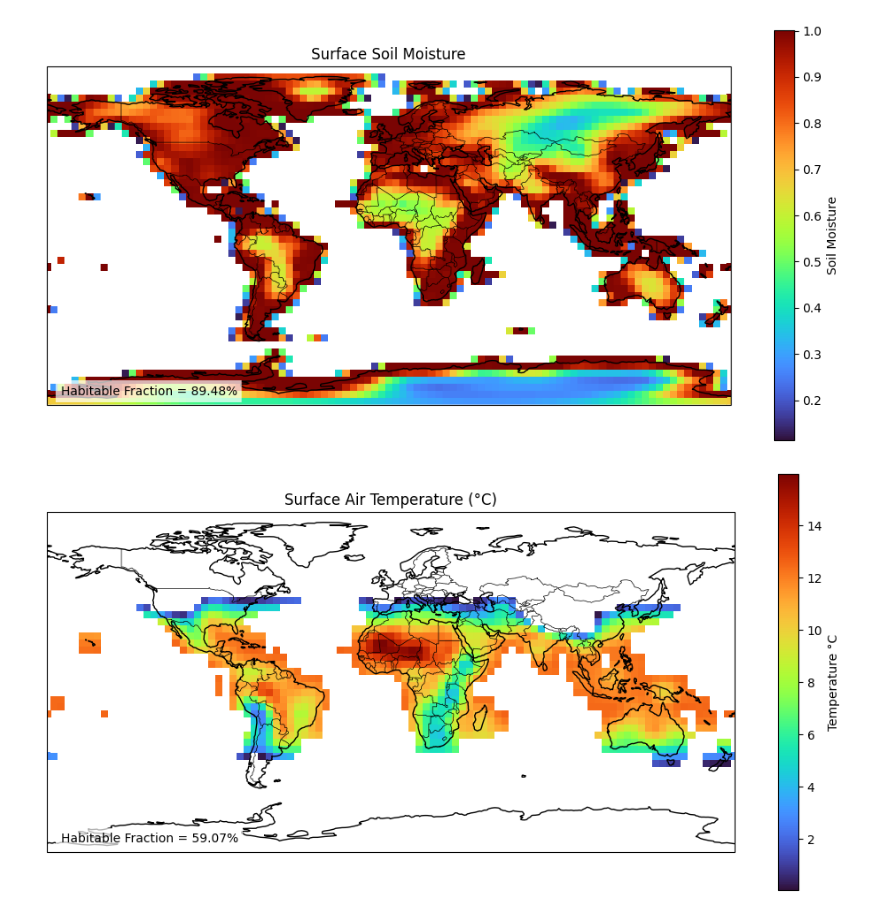
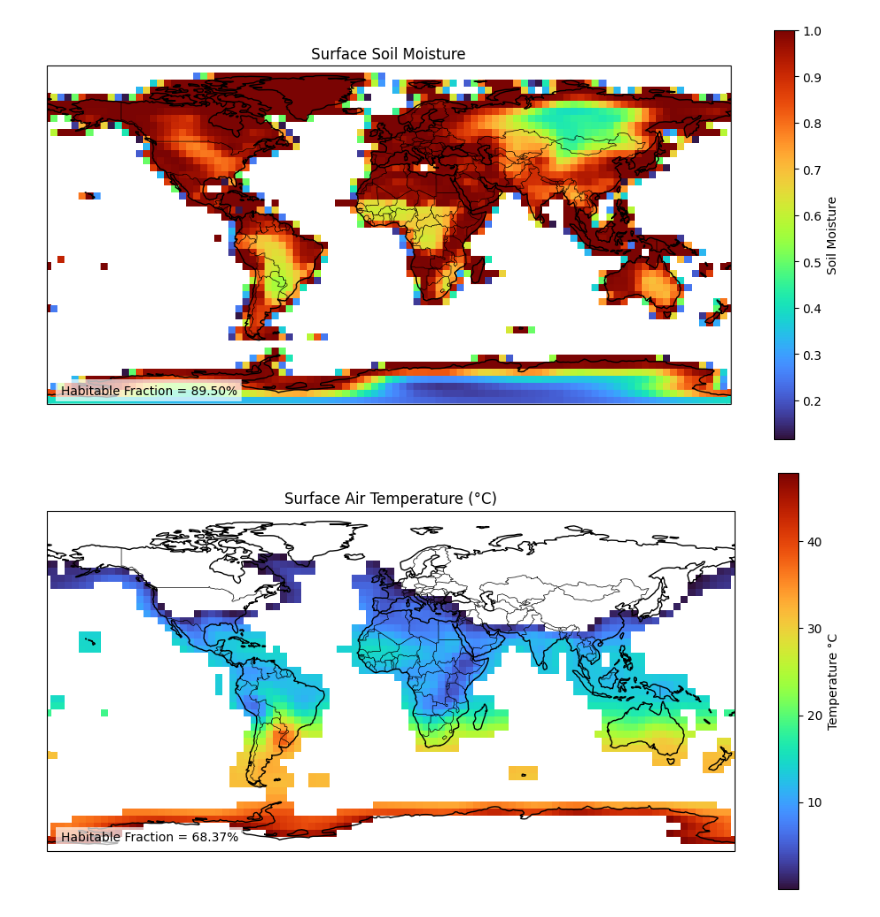
Before and after one commit to hannahw0od/habitability, a Jupyter notebook: plots.ipynb, the cells around one changed output. Saved outputs shown, nothing was run; the diff lists cells and outputs as text; code cells hidden in the pictures.

```diff
--- a/plots.ipynb
+++ b/plots.ipynb
@@ -29,7 +29,8 @@ months = []
     # Run ice calc and habitability calc
     # Append value to the respective array
 
-ds = xr.open_dataset("../axial_tilt/output1.nc")
+# ds = xr.open_dataset("../axial_tilt/output1.nc")
+ds = xr.open_dataset("../axialtilt/output9.nc")
 ds_crop = ds.sel(time=slice("2001-1-1","2002-1-1"))
 monthly_data = (ds_crop.groupby("time.month"))
 
@@ -248,5 +249,5 @@ plt.tight_layout()
 # %%
-ds_crop = ds.sel(time=slice("2001-01-01", "2001-12-31"))
+ds_crop = ds.sel(time=slice("2001-01-01", "2001-03-31"))
 
 fraction_sm = Habitability.fraction(ds_crop, "sm")[0]
 fraction_st = Habitability.fraction(ds_crop, "st")[0]
@@ -273,7 +274,7 @@ st.where(st_hab).plot(
 
 ax.coastlines()
 ax.add_feature(cfeature.BORDERS, linewidth=0.5)
-ax.set_title("Surface Soil Temperature (°C)")
+ax.set_title("Surface Soil Temperature (°C) for 80$^o$ axial tilt")
 
 ax.text(0.02, 0.02, f"Habitable Fraction = {fraction_st:.2f}%",
     transform=ax.transAxes,
@@ -328,2 +329,2 @@ plt.tight_layout()
-[figure, old version]
+[figure, new version]
-[figure, old version]
+[figure, new version]
```
Also changed, not shown: parts of 5 cells of this notebook, 9 other files.
